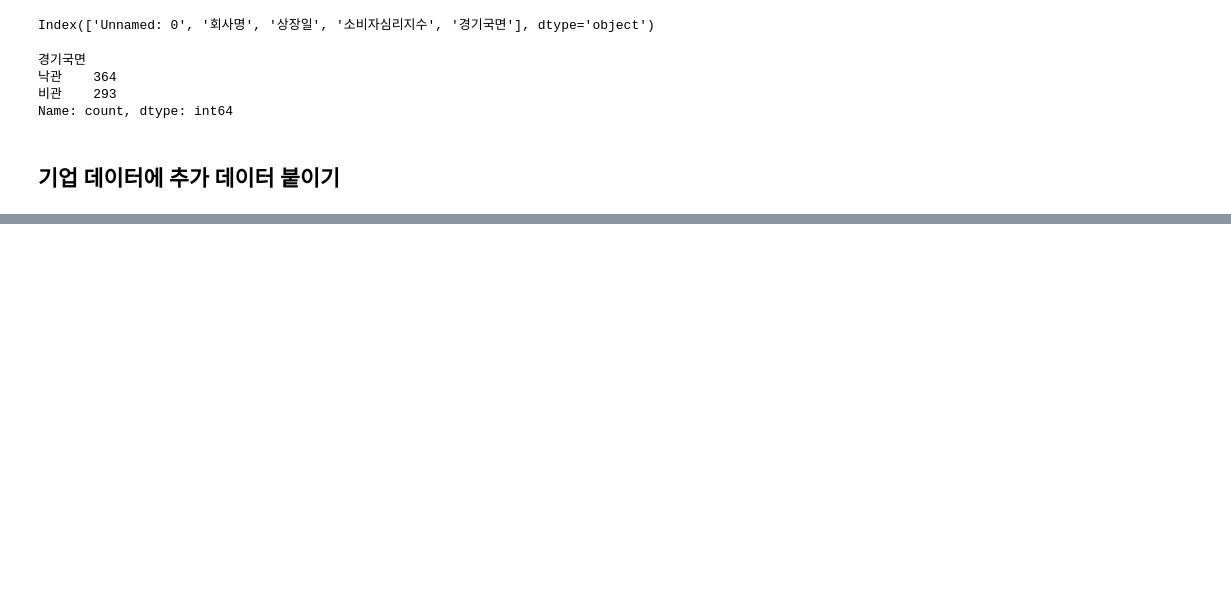
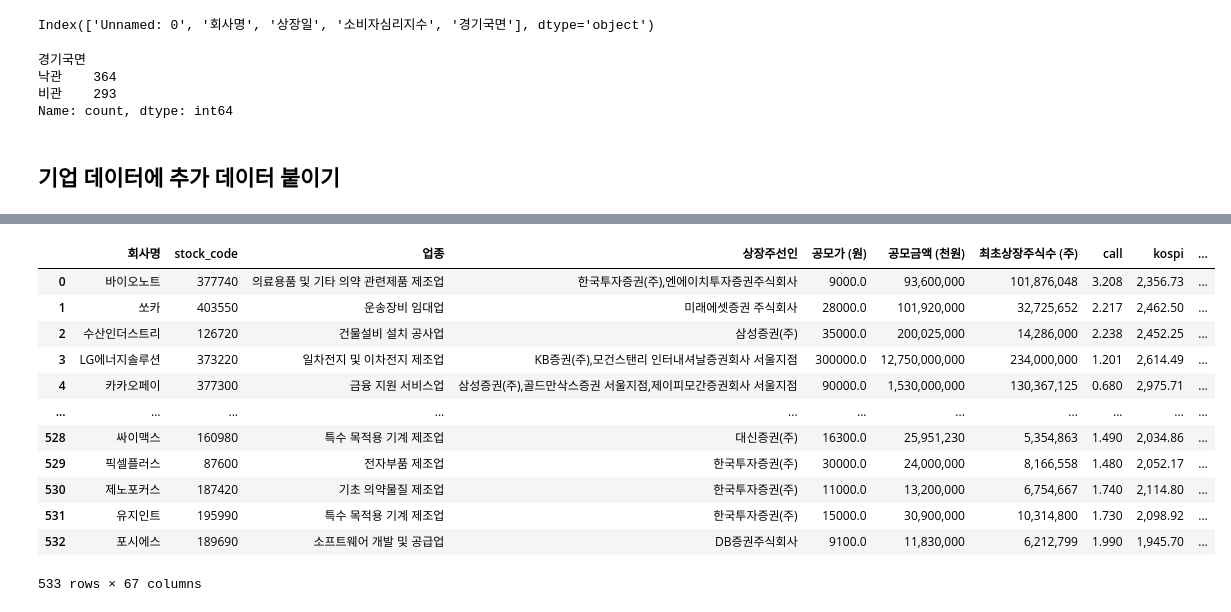
Before and after one commit to UbionProject1-IPO/Project1-2, a Jupyter notebook: notebook/CSI_match.ipynb, the cells around one changed output, grey strips where cells are left out. Drawn from its saved outputs; the diff is of its cells as text; code cells hidden in the pictures; blank space fills up the shorter version.

```diff
--- a/notebook/CSI_match.ipynb
+++ b/notebook/CSI_match.ipynb
@@ -113,0 +164,16 @@ giup.rename(columns={'회사명_d1':'회사명'},inplace=True)
+# %%
+kosdaq = pd.read('')
+# %% [output]
+|  | 회사명 | stock_code | 업종 | 상장주선인 | 공모가 (원) | 공모금액 (천원) | 최초상장주식수 (주) | call | kospi | ... |
+| 0 | 바이오노트 | 377740 | 의료용품 및 기타 의약 관련제품 제조업 | 한국투자증권(주),엔에이치투자증권주식회사 | 9000.0 | 93,600,000 | 101,876,048 | 3.208 | 2,356.73 | ... |
+| 1 | 쏘카 | 403550 | 운송장비 임대업 | 미래에셋증권 주식회사 | 28000.0 | 101,920,000 | 32,725,652 | 2.217 | 2,462.50 | ... |
+| 2 | 수산인더스트리 | 126720 | 건물설비 설치 공사업 | 삼성증권(주) | 35000.0 | 200,025,000 | 14,286,000 | 2.238 | 2,452.25 | ... |
+| 3 | LG에너지솔루션 | 373220 | 일차전지 및 이차전지 제조업 | KB증권(주),모건스탠리 인터내셔날증권회사 서울지점 | 300000.0 | 12,750,000,000 | 234,000,000 | 1.201 | 2,614.49 | ... |
+| 4 | 카카오페이 | 377300 | 금융 지원 서비스업 | 삼성증권(주),골드만삭스증권 서울지점,제이피모간증권회사 서울지점 | 90000.0 | 1,530,000,000 | 130,367,125 | 0.680 | 2,975.71 | ... |
+| ... | ... | ... | ... | ... | ... | ... | ... | ... | ... | ... |
+| 528 | 싸이맥스 | 160980 | 특수 목적용 기계 제조업 | 대신증권(주) | 16300.0 | 25,951,230 | 5,354,863 | 1.490 | 2,034.86 | ... |
+| 529 | 픽셀플러스 | 87600 | 전자부품 제조업 | 한국투자증권(주) | 30000.0 | 24,000,000 | 8,166,558 | 1.480 | 2,052.17 | ... |
+| 530 | 제노포커스 | 187420 | 기초 의약물질 제조업 | 한국투자증권(주) | 11000.0 | 13,200,000 | 6,754,667 | 1.740 | 2,114.80 | ... |
+| 531 | 유지인트 | 195990 | 특수 목적용 기계 제조업 | 한국투자증권(주) | 15000.0 | 30,900,000 | 10,314,800 | 1.730 | 2,098.92 | ... |
+| 532 | 포시에스 | 189690 | 소프트웨어 개발 및 공급업 | DB증권주식회사 | 9100.0 | 11,830,000 | 6,212,799 | 1.990 | 1,945.70 | ... |
+533 rows × 67 columns
```
Also changed, not shown: parts of 7 cells of this notebook, 2 other files.
